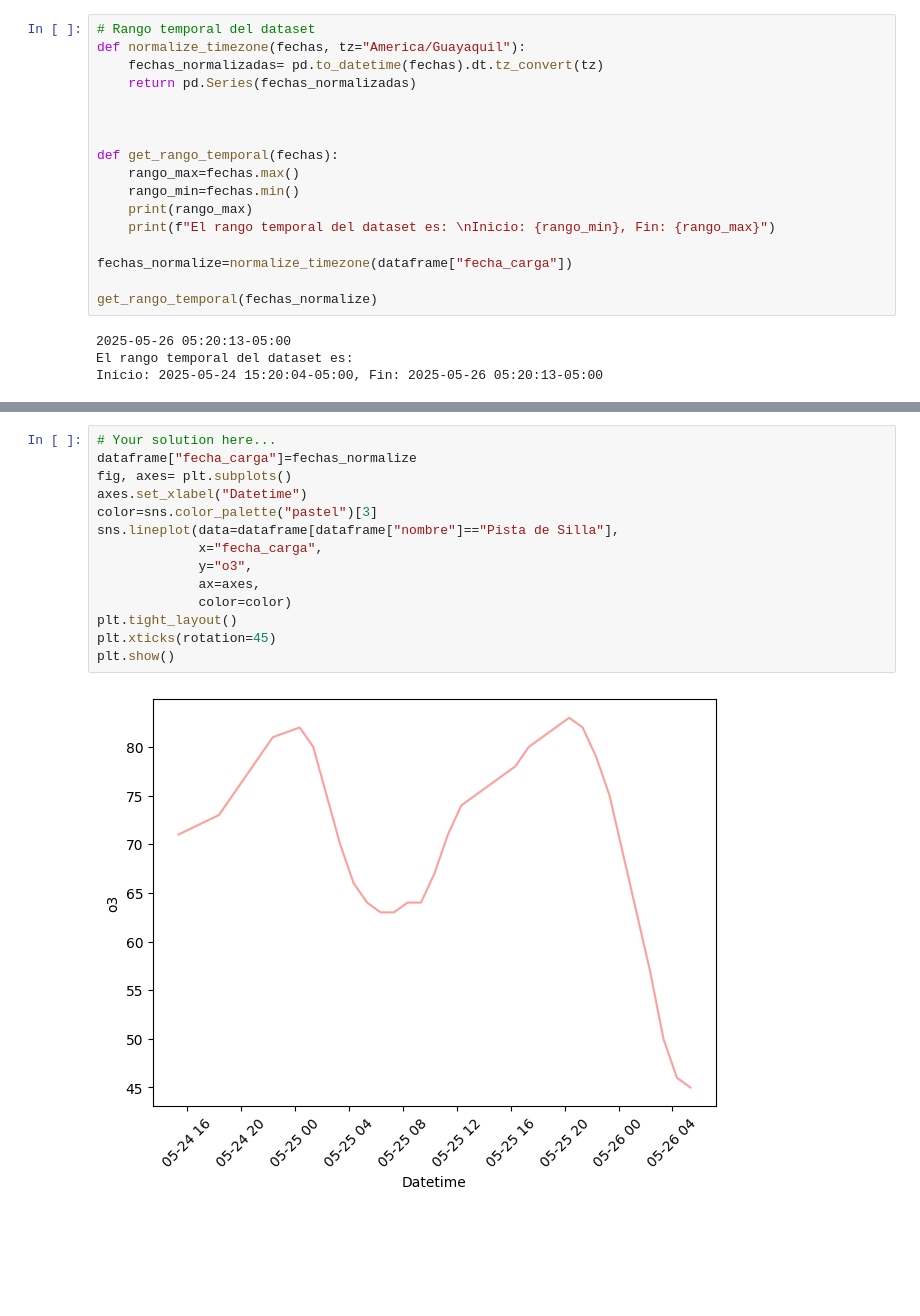
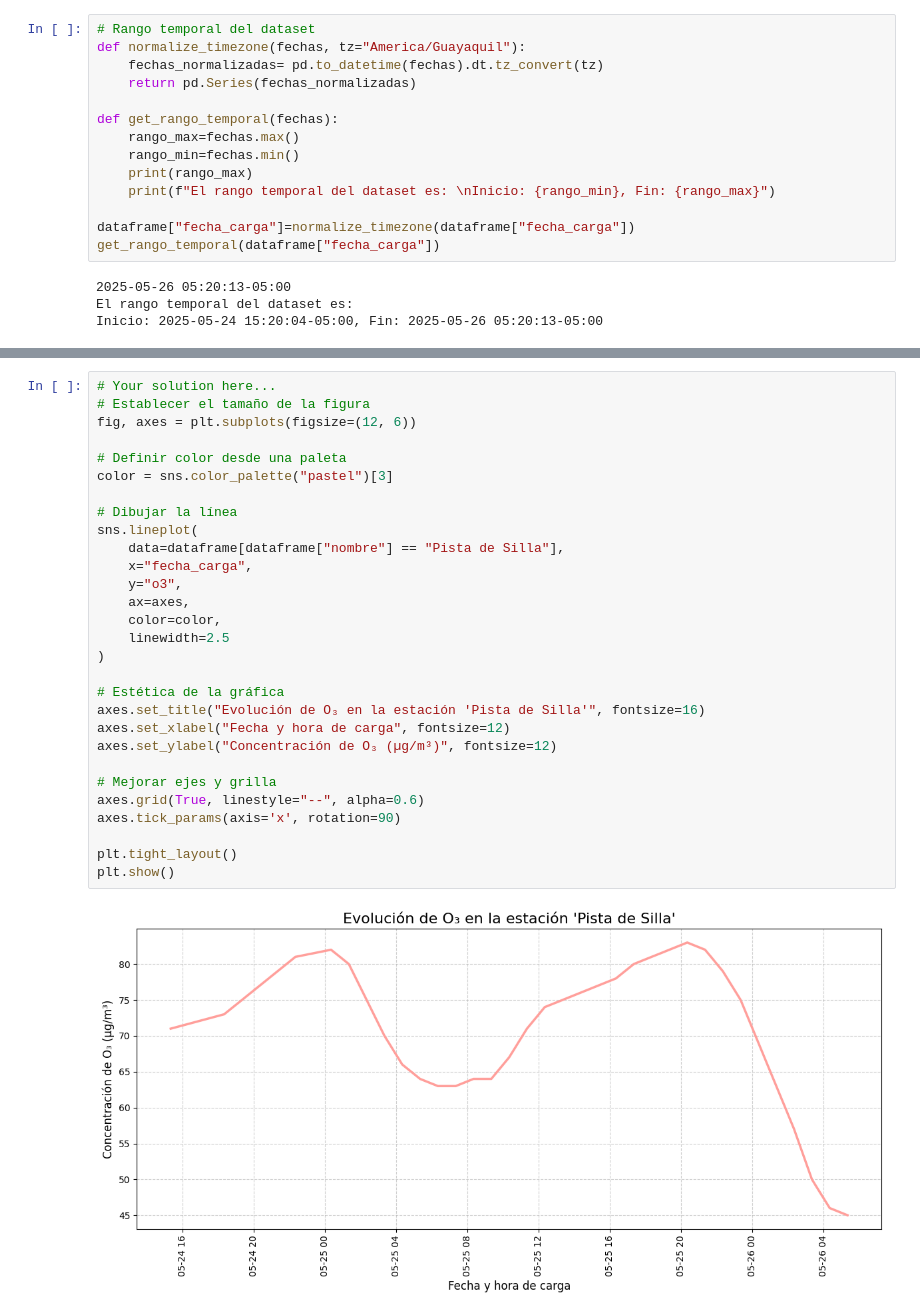
Before and after one commit to fresvel/01MIAR_VIDEO, a Jupyter notebook: 01MAIR_ACT_Video.ipynb, the cells around one changed output, grey strips where cells are left out. Drawn from its saved outputs; the diff is of its cells as text; blank space fills up the shorter version.

```diff
--- a/01MAIR_ACT_Video.ipynb
+++ b/01MAIR_ACT_Video.ipynb
@@ -102,8 +105,6 @@ De manera posterior se calcula el máximo y mínimo de las fechas normalizadas p
 def normalize_timezone(fechas, tz="America/Guayaquil"):
     fechas_normalizadas= pd.to_datetime(fechas).dt.tz_convert(tz)
     return pd.Series(fechas_normalizadas)
-
-
 
 def get_rango_temporal(fechas):
     rango_max=fechas.max()
@@ -111,9 +112,8 @@ def get_rango_temporal(fechas):
     print(rango_max)
     print(f"El rango temporal del dataset es: \nInicio: {rango_min}, Fin: {rango_max}")
 
-fechas_normalize=normalize_timezone(dataframe["fecha_carga"])
-
-get_rango_temporal(fechas_normalize)
+dataframe["fecha_carga"]=normalize_timezone(dataframe["fecha_carga"])
+get_rango_temporal(dataframe["fecha_carga"])
 # %% [output]
 2025-05-26 05:20:13-05:00
 El rango temporal del dataset es:
@@ -178,16 +199,31 @@ Realizar gráfica con  la línea temporal de las mediciones de ozono de la estac
 # %%
 # Your solution here...
-dataframe["fecha_carga"]=fechas_normalize
-fig, axes= plt.subplots()
-axes.set_xlabel("Datetime")
-color=sns.color_palette("pastel")[3]
-sns.lineplot(data=dataframe[dataframe["nombre"]=="Pista de Silla"],
-             x="fecha_carga",
-             y="o3",
-             ax=axes,
-             color=color)
+# Establecer el tamaño de la figura
+fig, axes = plt.subplots(figsize=(12, 6))
+
+# Definir color desde una paleta
+color = sns.color_palette("pastel")[3]
+
+# Dibujar la línea
+sns.lineplot(
+    data=dataframe[dataframe["nombre"] == "Pista de Silla"],
+    x="fecha_carga",
+    y="o3",
+    ax=axes,
+    color=color,
+    linewidth=2.5
+)
+
+# Estética de la gráfica
+axes.set_title("Evolución de O₃ en la estación 'Pista de Silla'", fontsize=16)
+axes.set_xlabel("Fecha y hora de carga", fontsize=12)
+axes.set_ylabel("Concentración de O₃ (µg/m³)", fontsize=12)
+
+# Mejorar ejes y grilla
+axes.grid(True, linestyle="--", alpha=0.6)
+axes.tick_params(axis='x', rotation=90)
+
 plt.tight_layout()
-plt.xticks(rotation=45)
 plt.show()
 # %% [output]
-[figure, old version]
+[figure, new version]
```
Also changed, not shown: parts of 15 cells of this notebook.
